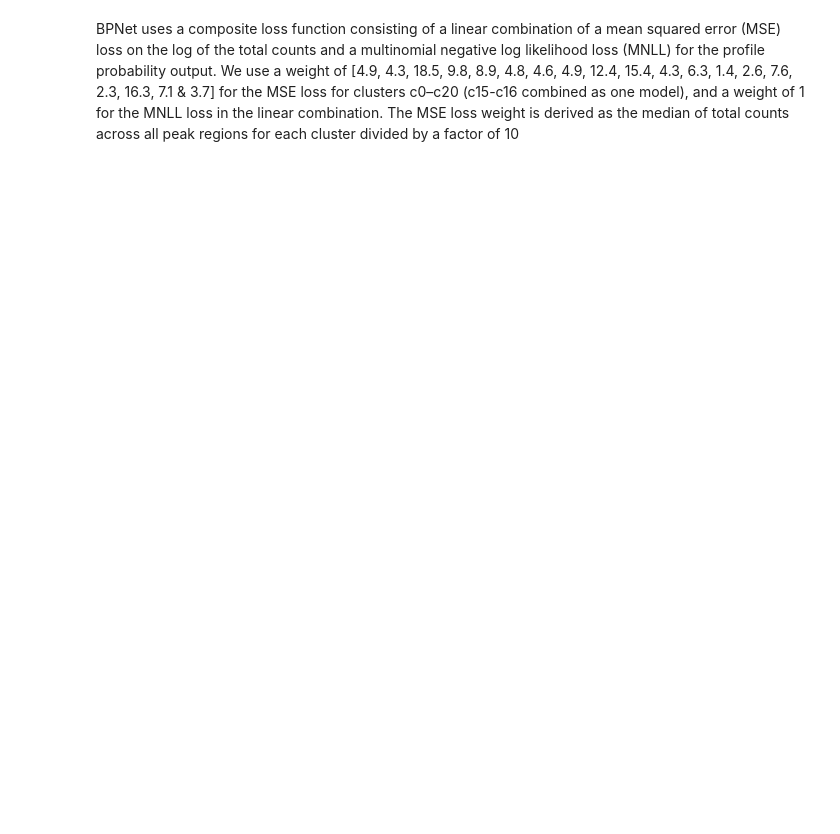
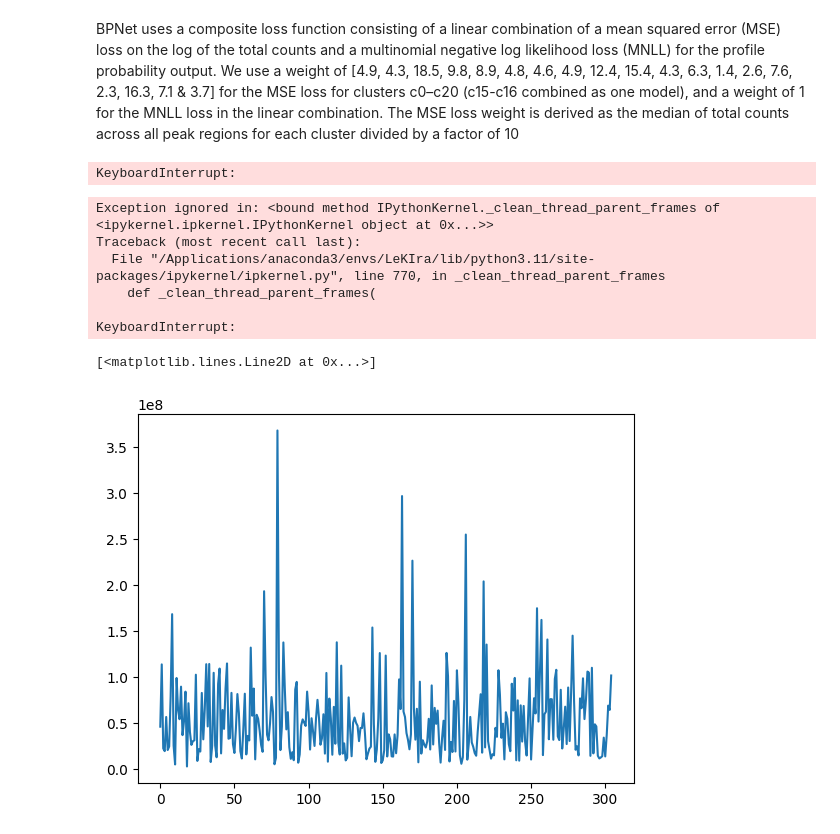
Before and after one commit to alexiaDorm/master-thesis, a Jupyter notebook: src/model.ipynb, the cells around one changed output. Cells and saved outputs as stored; diff of their text form; code cells hidden in the pictures; blank space fills up the shorter version.

```diff
--- a/src/model.ipynb
+++ b/src/model.ipynb
@@ -237,3 +286,58 @@ def train(model, criterion, optimizer, num_epochs, dataloader):
         print(f'Epoch [{epoch + 1}/{num_epochs}], Loss: {epoch_loss:.4f}')
 
     print('Finished Training')
+# %%
+dataloader = DataLoader(dataset, batch_size=64,
+                        shuffle=True, num_workers=0)
+# %%
+device = torch.device("cuda:0" if torch.cuda.is_available() else "cpu")
+
+biasModel = BPNet().to(device)
+criterion = ATACloss(weight_MSE=1)
+optimizer = torch.optim.Adam(biasModel.parameters(), lr=1e-4)
+
+train(biasModel, criterion, optimizer, 1, dataloader)
+# %%
+num_epochs, model = 1, biasModel
+
+losses = []
+for epoch in range(num_epochs):
+    model.train()
+    running_loss = 0
+
+    for data in tqdm(dataloader):
+        inputs, time, cell_type, tracks = data
+        inputs = torch.reshape(inputs, (-1,4,2114))
+        tracks = torch.stack(tracks, dim=1).type(torch.float32)
+
+        optimizer.zero_grad()
+
+        x, profile, count = model(inputs)
+
+        loss = criterion(tracks, profile, count)
+
+        loss.backward()
+        optimizer.step()
+
+        running_loss += loss.item()
+        losses.append(loss.item()/64)
+
+    epoch_loss = running_loss / len(dataloader)
+    print(f'Epoch [{epoch + 1}/{num_epochs}], Loss: {epoch_loss:.4f}')
+
+print('Finished Training')
+# %% [output]
+KeyboardInterrupt:
+# %%
+import matplotlib.pyplot as plt
+
+plt.plot(losses)
+# %% [output]
+Exception ignored in: <bound method IPythonKernel._clean_thread_parent_frames of <ipykernel.ipkernel.IPythonKernel object at 0x...>>
+Traceback (most recent call last):
+  File "/Applications/anaconda3/envs/LeKIra/lib/python3.11/site-packages/ipykernel/ipkernel.py", line 770, in _clean_thread_parent_frames
+    def _clean_thread_parent_frames(
+
+KeyboardInterrupt:
+[<matplotlib.lines.Line2D at 0x...>]
+[figure, added]
```
Also changed, not shown: parts of 7 cells of this notebook, 4 other files.
